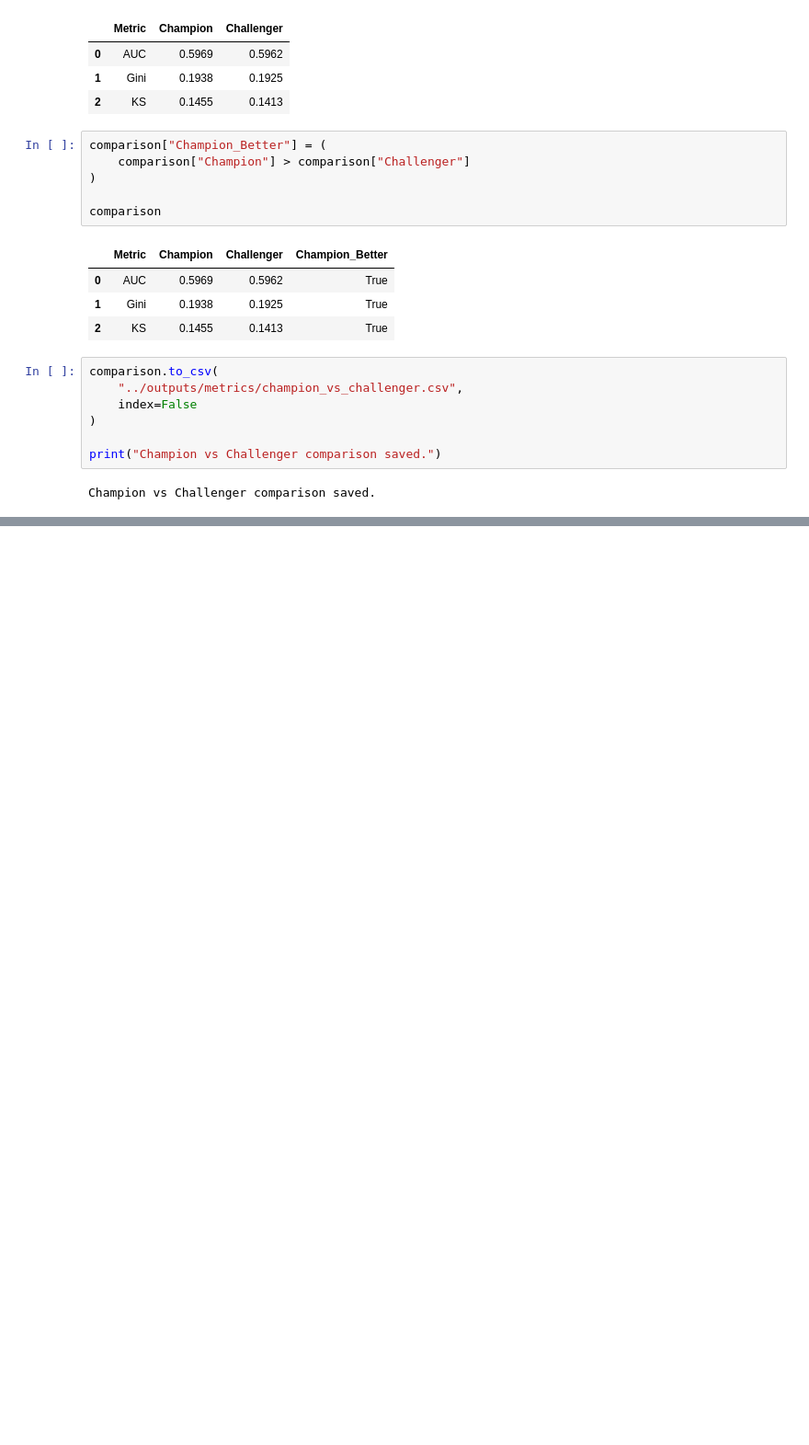
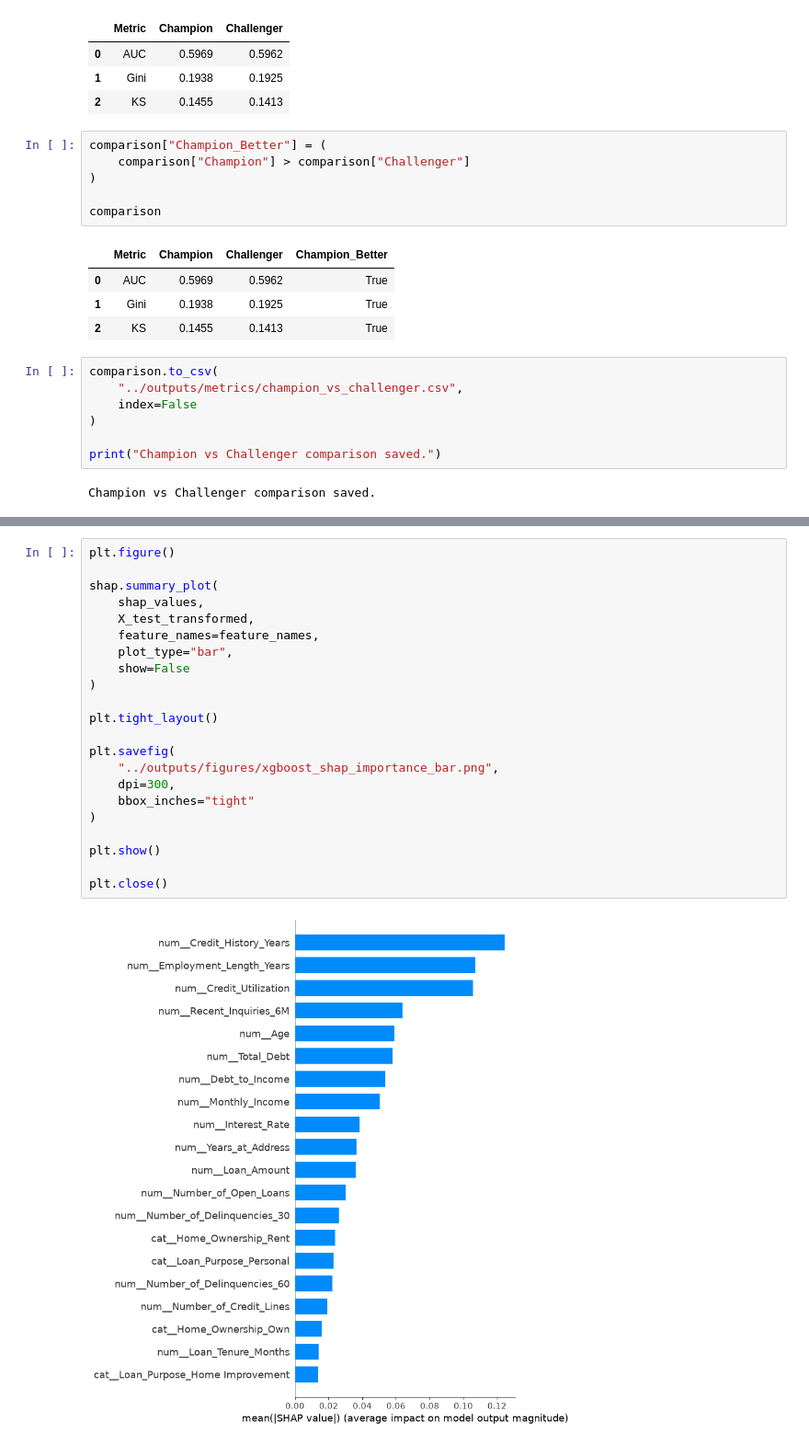
Before and after one commit to shiv182dutt/CREDIT_RISK_PREDICTION_SCORE_CARD, a Jupyter notebook: notebooks/05_challenger.ipynb, the cells around one changed output, grey strips where cells are left out. Shown at 92% size. Saved outputs shown, nothing was run; the diff lists cells and outputs as text; blank space fills up the shorter version.

```diff
--- a/notebooks/05_challenger.ipynb
+++ b/notebooks/05_challenger.ipynb
@@ -35,0 +468,24 @@ Champion vs Challenger comparison saved.
+# %%
+plt.figure()
+
+shap.summary_plot(
+    shap_values,
+    X_test_transformed,
+    feature_names=feature_names,
+    plot_type="bar",
+    show=False
+)
+
+plt.tight_layout()
+
+plt.savefig(
+    "../outputs/figures/xgboost_shap_importance_bar.png",
+    dpi=300,
+    bbox_inches="tight"
+)
+
+plt.show()
+
+plt.close()
+# %% [output]
+[figure, added]
```
Also changed, not shown: parts of 28 cells of this notebook, 6 other files.
